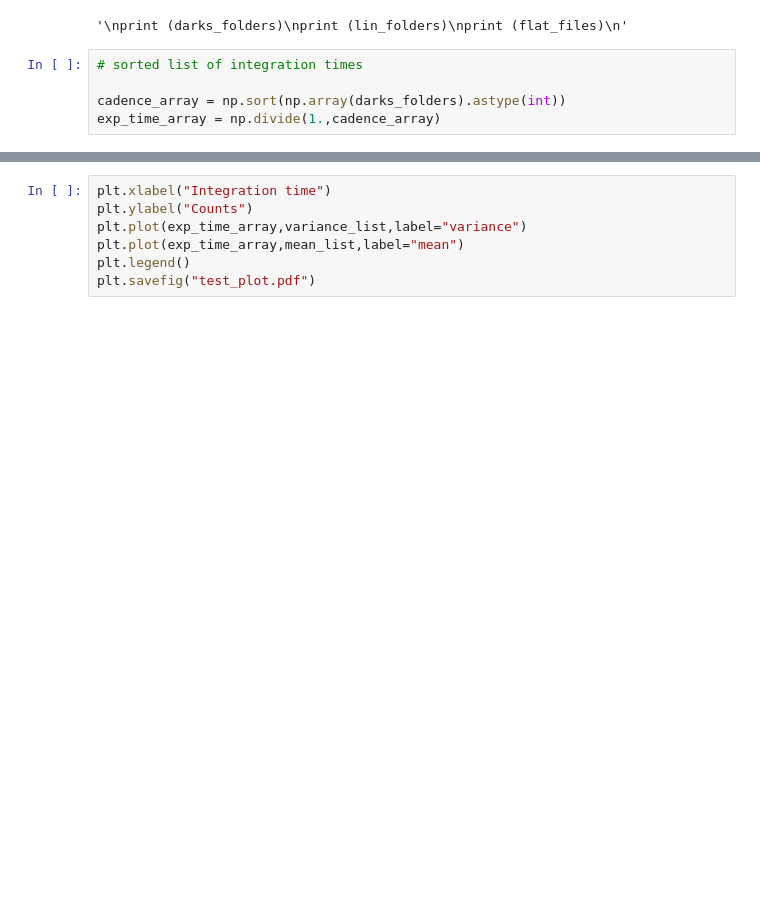
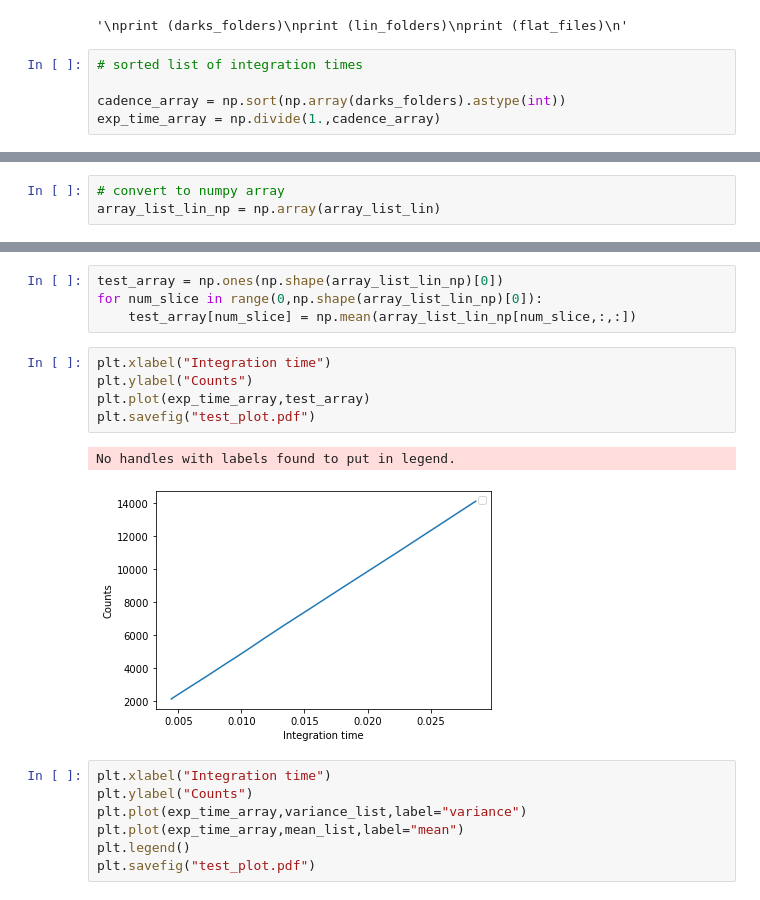
Before and after one commit to mwanakijiji/gpi2_misc, a Jupyter notebook: notebooks_for_development/CRED2_analysis_eckhart.ipynb, the cells around one changed output, grey strips where cells are left out. Saved outputs shown, nothing was run; the diff lists cells and outputs as text; blank space fills up the shorter version.

Commit message:
more tests

```diff
--- a/notebooks_for_development/CRED2_analysis_eckhart.ipynb
+++ b/notebooks_for_development/CRED2_analysis_eckhart.ipynb
@@ -258,0 +311,3 @@ mean_list
+# %%
+# convert to numpy array
+array_list_lin_np = np.array(array_list_lin)
@@ -259,3 +319,15 @@ mean_list
+# %%
+test_array = np.ones(np.shape(array_list_lin_np)[0])
+for num_slice in range(0,np.shape(array_list_lin_np)[0]):
+    test_array[num_slice] = np.mean(array_list_lin_np[num_slice,:,:])
+# %%
+plt.xlabel("Integration time")
+plt.ylabel("Counts")
+plt.plot(exp_time_array,test_array)
+plt.savefig("test_plot.pdf")
+# %% [output]
+No handles with labels found to put in legend.
+[figure, added]
 # %%
 plt.xlabel("Integration time")
 plt.ylabel("Counts")
```
Also changed, not shown: parts of 23 cells of this notebook, 4 other files.
